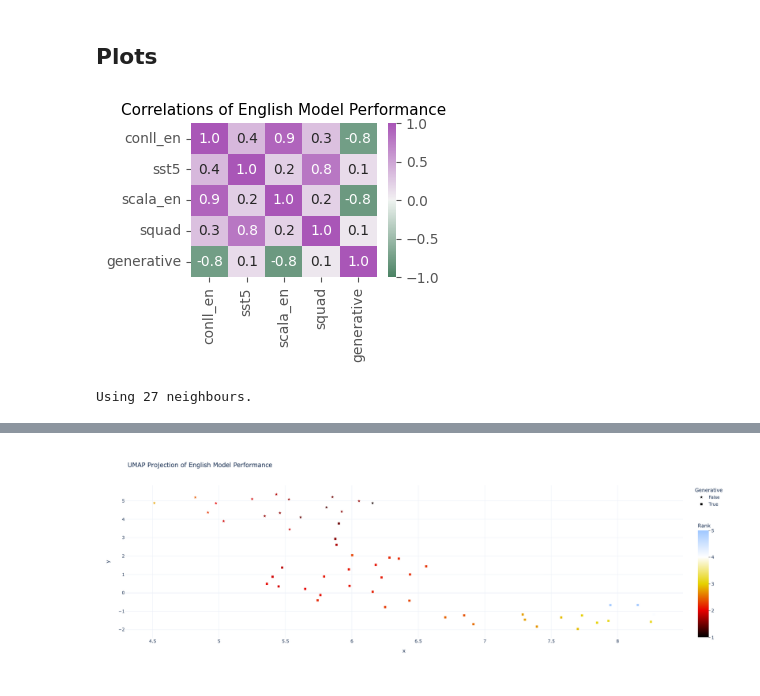
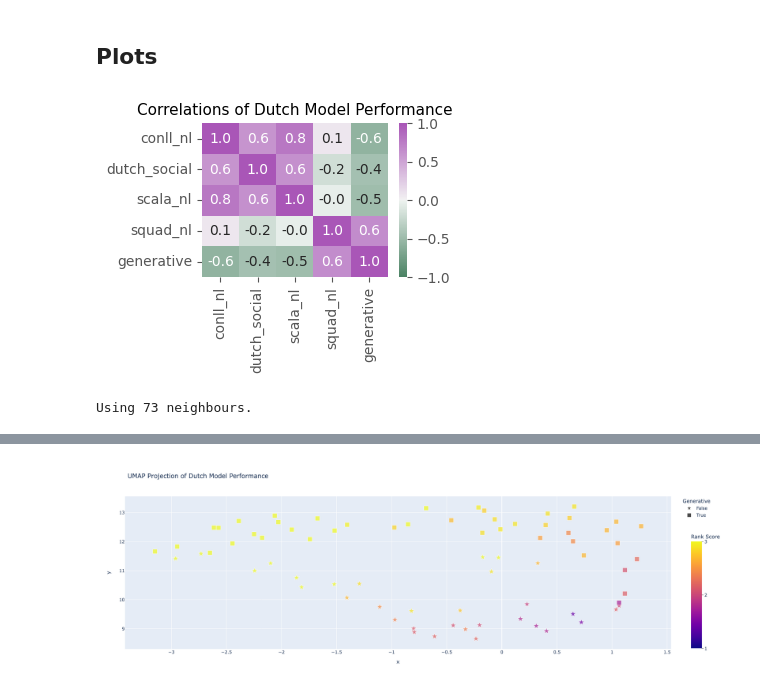
Before and after one commit to ScandEval/scandeval.github.io, a Jupyter notebook: python/encoder-decoder-analysis.ipynb, the cells around one changed output, grey strips where cells are left out. Saved outputs shown, nothing was run; the diff lists cells and outputs as text; code cells hidden in the pictures.

```diff
--- a/python/encoder-decoder-analysis.ipynb
+++ b/python/encoder-decoder-analysis.ipynb
@@ -1,5 +1,5 @@
 # %%
-LANGUAGE = 'english'
+LANGUAGE = 'dutch'
 # %% [markdown]
 ### Setting Up
 # %%
@@ -105,9 +105,9 @@ plt.title(f"Correlations of {language_title} Model Performance", fontsize=9 + 2
 plt.savefig(f"/Users/dan/Downloads/correlation-{LANGUAGE}.png", bbox_inches='tight')
 plt.show()
 # %% [output]
-[figure, old version]
+[figure, new version]
 # %%
-n_neighbours = len(df) // 2
+n_neighbours = len(df) - 1
 print(f"Using {n_neighbours} neighbours.")
 umap = UMAP(n_neighbors=n_neighbours, n_components=2, random_state=4242, n_jobs=1)
 umap_projection = umap.fit_transform(df.drop(columns=["generative", "rank"]))
@@ -116,21 +116,23 @@ fig = px.scatter(
     x=umap_projection[:, 0],
     y=umap_projection[:, 1],
     color=df['rank'],
-    color_continuous_scale=px.colors.sequential.Blackbody,
-    range_color=[1, 5],
+    color_continuous_scale=px.colors.sequential.Plasma,
+    range_color=[1, 3],
     symbol=df.generative,
     symbol_sequence=["star", "square"],
+    size=[20] * len(df),
+    size_max=9,
     hover_name=df.index.tolist(),
     width=800,
     height=600,
     title=f"UMAP Projection of {language_title} Model Performance",
-    labels=dict(color="Rank", symbol='Generative'),
-    template='plotly_white',
+    labels=dict(color="Rank Score", symbol='Generative'),
+    template='plotly',
 )
 fig.update_layout(
     coloraxis_colorbar=dict(
-        yanchor="top", y=0.78, x=1.02, ticks="outside", len=0.8, dtick=1
+        yanchor="top", y=0.78, x=1.03, ticks="outside", len=0.8, dtick=1
     )
 )
 # %% [output]
-Using 27 neighbours.
+Using 73 neighbours.
@@ -138 +139 @@ Using 27 neighbours.
-[figure, old version]
+[figure, new version]
```
Also changed, not shown: parts of 2 cells of this notebook.
